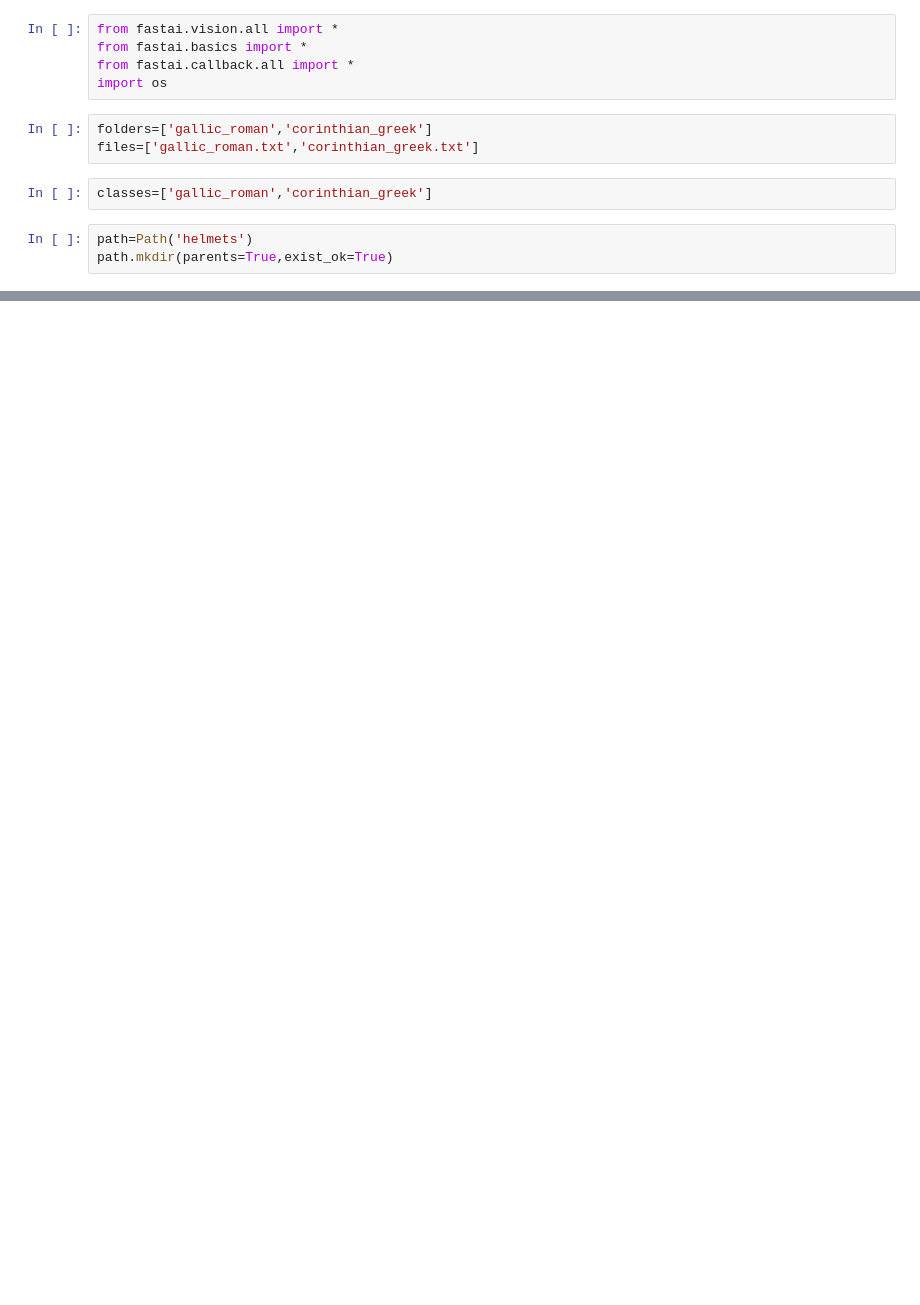
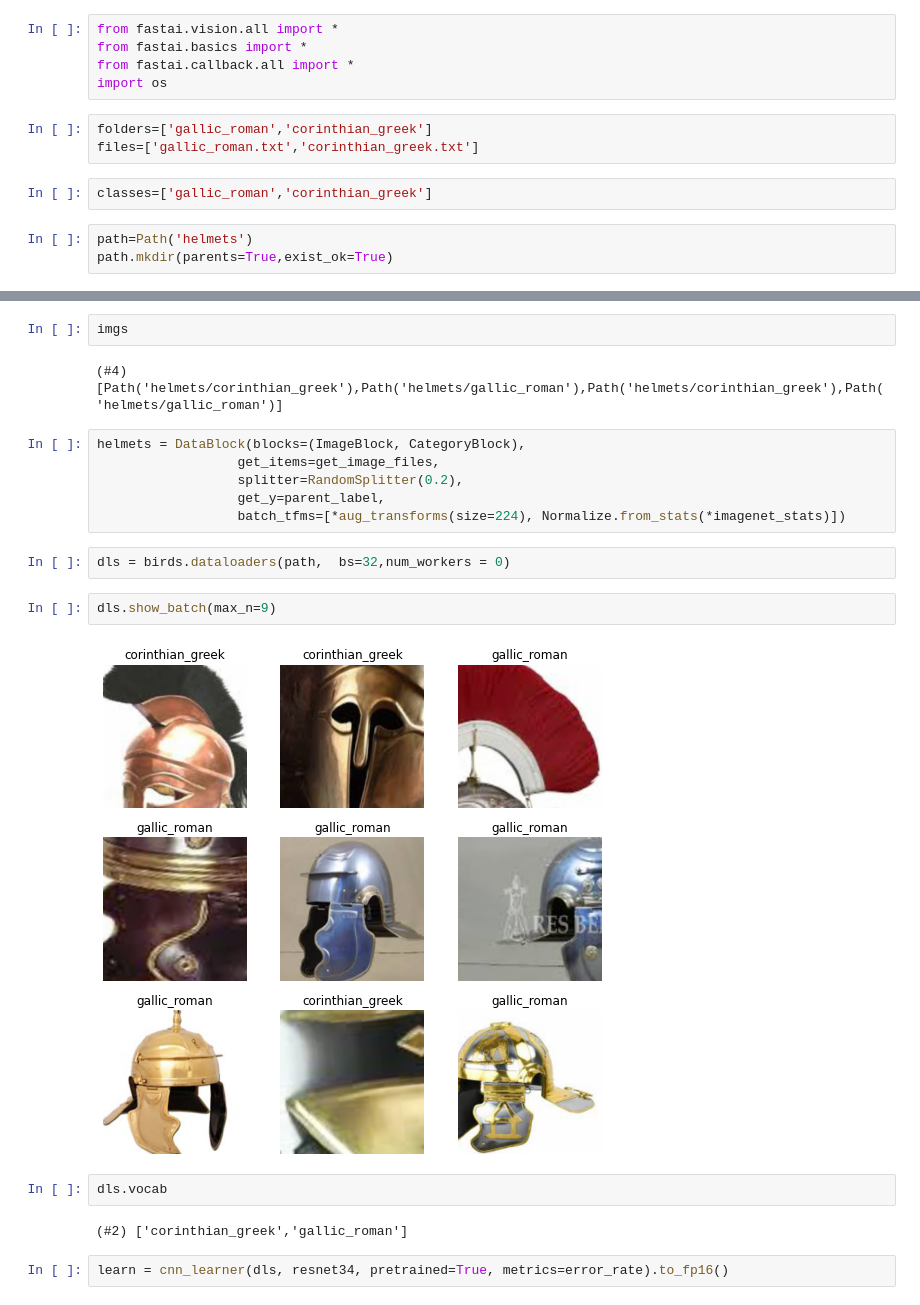
Before and after one commit to Legnica1241/fastai-nbs, a Jupyter notebook: rome_or_greek.ipynb, the cells around one changed output, grey strips where cells are left out. Saved outputs shown, nothing was run; the diff lists cells and outputs as text; blank space fills up the shorter version.

```diff
--- a/rome_or_greek.ipynb
+++ b/rome_or_greek.ipynb
@@ -17,0 +35,22 @@ SyntaxError: invalid syntax (<ipython-input-8-dfee695257ad>, line 1)
+# %%
+imgs
+# %% [output]
+(#4) [Path('helmets/corinthian_greek'),Path('helmets/gallic_roman'),Path('helmets/corinthian_greek'),Path('helmets/gallic_roman')]
+# %%
+helmets = DataBlock(blocks=(ImageBlock, CategoryBlock),
+                  get_items=get_image_files,
+                  splitter=RandomSplitter(0.2),
+                  get_y=parent_label,
+                  batch_tfms=[*aug_transforms(size=224), Normalize.from_stats(*imagenet_stats)])
+# %%
+dls = birds.dataloaders(path,  bs=32,num_workers = 0)
+# %%
+dls.show_batch(max_n=9)
+# %% [output]
+[figure, added]
+# %%
+dls.vocab
+# %% [output]
+(#2) ['corinthian_greek','gallic_roman']
+# %%
+learn = cnn_learner(dls, resnet34, pretrained=True, metrics=error_rate).to_fp16()
```
Also changed, not shown: parts of 7 cells of this notebook.
